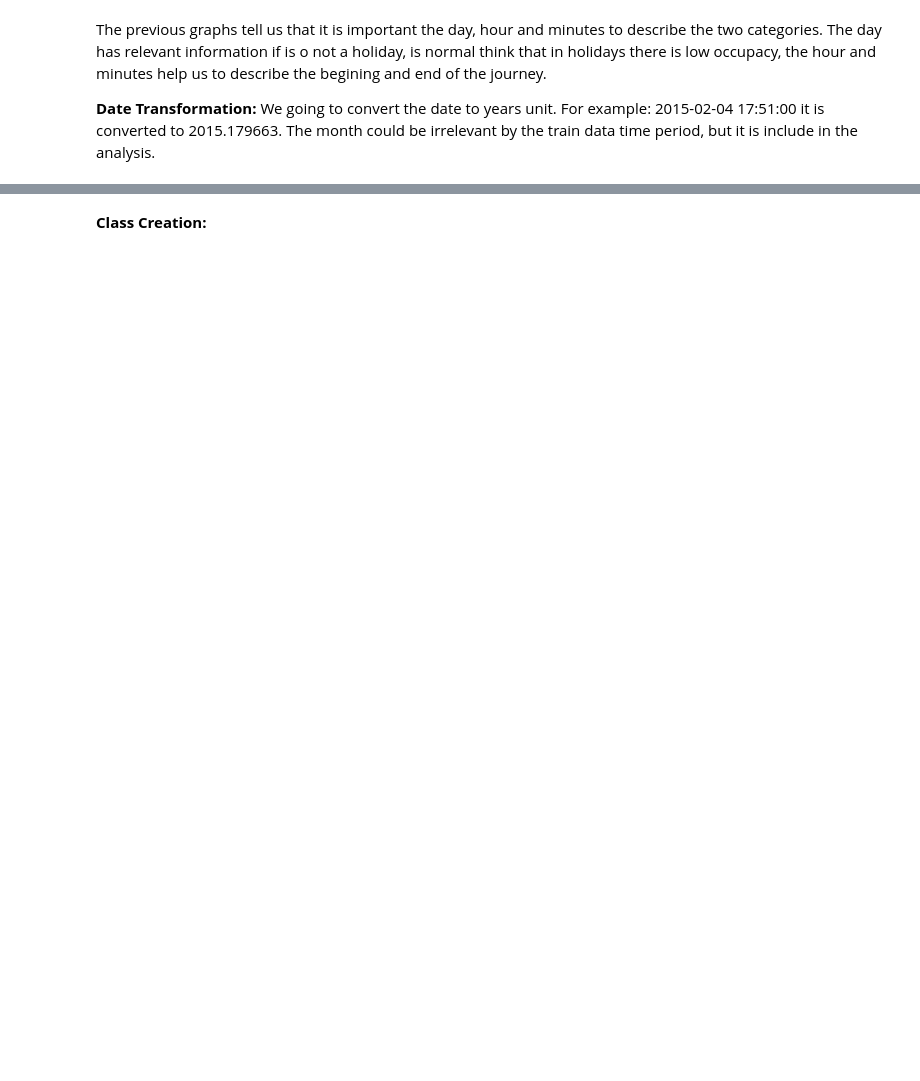
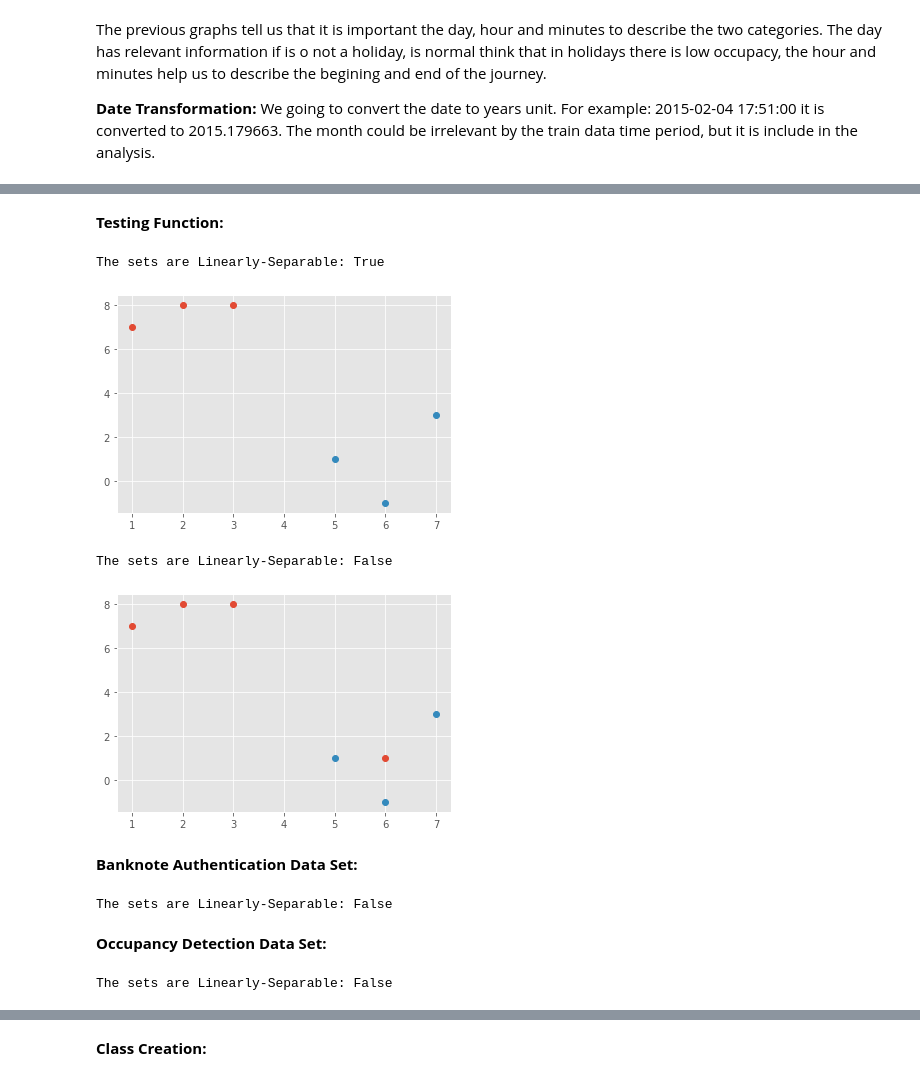
Before and after one commit to edserranoc/Mathematics_for_Machine_Learning_Course, a Jupyter notebook: Code Assignment 1/Binary Classification.ipynb, the cells around one changed output, grey strips where cells are left out. Cells and saved outputs as stored; diff of their text form; code cells hidden in the pictures; blank space fills up the shorter version.

```diff
--- a/Code Assignment 1/Binary Classification.ipynb
+++ b/Code Assignment 1/Binary Classification.ipynb
@@ -316,0 +276,29 @@ Porcentage: 0.0 %
+# %% [markdown]
+**Testing Function:**
+# %%
+points_1 = np.array([[1,7],[2,8],[3,8]])
+points_2 = np.array([[5,1],[6,-1],[7,3]])
+points_3 = np.array([[1,7],[2,8],[3,8],[6,1]])
+print("The sets are Linearly-Separable:",lp_linearly_sep(points_1,points_2))
+plt.plot(points_1[:,0],points_1[:,1],'o')
+plt.plot(points_2[:,0],points_2[:,1],'o')
+plt.show()
+print("The sets are Linearly-Separable:",lp_linearly_sep(points_2,points_3))
+plt.plot(points_3[:,0],points_3[:,1],'o')
+plt.plot(points_2[:,0],points_2[:,1],'o')
+plt.show()
+# %% [output]
+The sets are Linearly-Separable: True
+[figure, added]
+The sets are Linearly-Separable: False
+[figure, added]
+# %% [markdown]
+**Banknote Authentication Data Set:**
+# %%
+print("The sets are Linearly-Separable:",
+      lp_linearly_sep(bank_note_df[bank_note_df["class"] ==0].drop("class",axis=1),
+                      bank_note_df[bank_note_df["class"] ==1].drop("class",axis=1)))
+# %% [output]
+The sets are Linearly-Separable: False
+# %% [markdown]
+**Occupancy Detection Data Set:**
@@ -316,0 +309,6 @@ Porcentage: 0.0 %
+# %%
+print("The sets are Linearly-Separable:",
+      lp_linearly_sep(train_label0_occupancy.drop("Occupancy",axis=1) ,
+                      train_label1_occupancy.drop("Occupancy",axis=1)))
+# %% [output]
+The sets are Linearly-Separable: False
```
Also changed, not shown: parts of 133 cells of this notebook.
